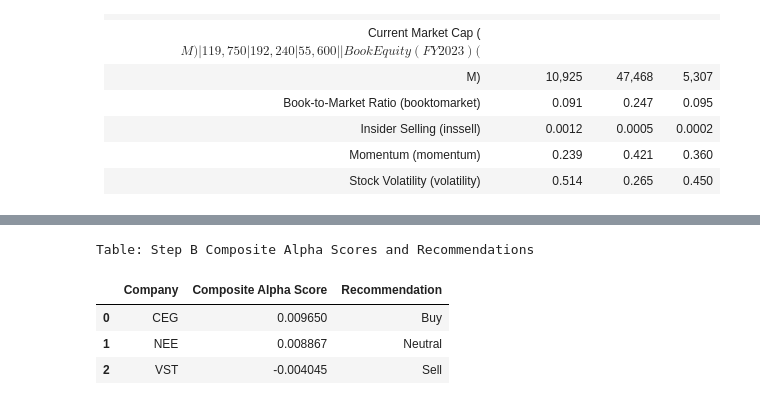
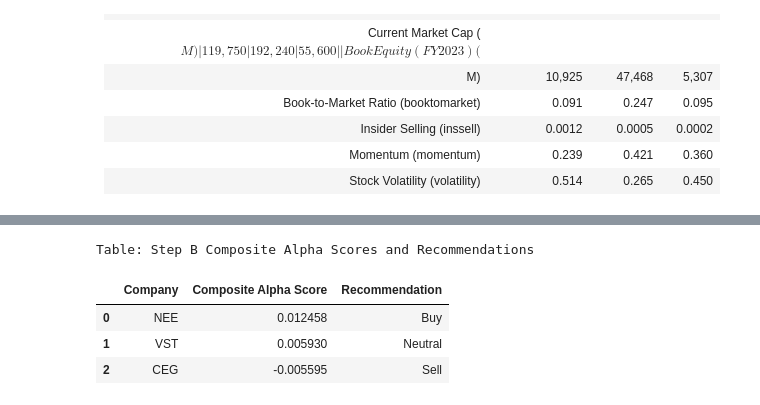
Before and after one commit to grooprai2025-ui/15465-Alphanomics, a Jupyter notebook: 20260506_Alphanomics_Final_Project_V2.ipynb, the cells around one changed output, grey strips where cells are left out. Saved outputs shown, nothing was run; the diff lists cells and outputs as text; code cells hidden in the pictures.

```diff
--- a/20260506_Alphanomics_Final_Project_V2.ipynb
+++ b/20260506_Alphanomics_Final_Project_V2.ipynb
@@ -425,21 +425,24 @@ significant_signals = [
     'earnsurprise', 'sue', 'xfin', 'volatility', 'accruals'
 ]
 
+# Estimated stock prices for scaling earnings metrics
+prices = {'CEG': 380.00, 'NEE': 93.75, 'VST': 161.15}
+
 # Input the compiled data
 data = {
     'CEG': {
         'inssell': 0.0012, 'booktomarket': 0.091, 'momentum': 0.239, 'volatility': 0.514,
-        'grossprofit': (24918 - 16001) / 50758, 'earnsurprise': 0.64, 'sue': 0.64 / 2.14,
+        'grossprofit': (24918 - 16001) / 50758, 'earnsurprise': 0.64 / prices['CEG'], 'sue': 0.64 / 2.14,
         'xfin': -2289 / 50758, 'accruals': (1623 - (-5301)) / 50758
     },
     'NEE': {
         'inssell': 0.0005, 'booktomarket': 0.247, 'momentum': 0.421, 'volatility': 0.265,
-        'grossprofit': (28114 - 5457) / 177489, 'earnsurprise': 0.11, 'sue': 0.11 / 0.80,
+        'grossprofit': (28114 - 5457) / 177489, 'earnsurprise': 0.11 / prices['NEE'], 'sue': 0.11 / 0.80,
         'xfin': 7341 / 177489, 'accruals': (7310 - 11301) / 177489
     },
     'VST': {
         'inssell': 0.0002, 'booktomarket': 0.095, 'momentum': 0.360, 'volatility': 0.450,
-        'grossprofit': (14779 - 9259) / 32966, 'earnsurprise': -0.35, 'sue': -0.35 / 0.62,
+        'grossprofit': (14779 - 9259) / 32966, 'earnsurprise': -0.35 / prices['VST'], 'sue': -0.35 / 0.62,
         'xfin': -1401 / 32966, 'accruals': (1493 - 5453) / 32966
     }
 }
@@ -447,13 +450,17 @@ data = {
 rows = []
 for company in companies:
     for signal in significant_signals:
+        dev = 'None'
+        if signal == 'sue':
+            dev = 'Used EPS Surprise / Consensus as a proxy for SUE due to data availability.'
+
         rows.append({
             'Company': company,
             'Signal': signal,
-            'Value': round(data[company][signal], 4),
+            'Value': round(data[company][signal], 6),
             'Source': 'SEC 10-K & Yahoo! Finance',
             'As-Of Date': '2023-12-31 (FY23) & 2024-03-31',
-            'Deviations': 'None'
+            'Deviations': dev
         })
 
 signals_df = pd.DataFrame(rows)
@@ -481,37 +488,45 @@ Table: Step A Final Signal Collection
 # %%
 # Part 2B: Composite Signal Generation
 # Extract the average coefficients from the multivariate table from Part 1
 coeffs_dict = multi_table['Average Coefficient'].to_dict()
+
+# Create a dataframe of raw signals to easily rank them across the 3 companies
+raw_df = pd.DataFrame(data).T
+
+# Rank companies for each signal: lowest=1, middle=2, highest=3
+# Then scale to 0, 0.5, 1 (where highest raw value gets 1, lowest gets 0)
+ranked_df = raw_df.rank(method='first')
+ranked_df = (ranked_df - 1) / 2.0
 
 composite_scores = []
 
 for company in companies:
     score = 0
     for signal in significant_signals:
-        val = data[company][signal]
+        val = ranked_df.loc[company, signal]
         coeff = coeffs_dict.get(signal, 0)
         score += val * coeff
 
     composite_scores.append({
         'Company': company,
         'Composite Alpha Score': round(score, 6)
     })
 
 # Sort scores descending and reset index to apply forced rankings
 score_df = pd.DataFrame(composite_scores).sort_values('Composite Alpha Score', ascending=False).reset_index(drop=True)
 
 # Apply Forced Recommendations (Highest = Buy, Middle = Neutral, Lowest = Sell)
 forced_rankings = ['Buy', 'Neutral', 'Sell']
 score_df['Recommendation'] = forced_rankings
 
 print("\nTable: Step B Composite Alpha Scores and Recommendations")
 display(score_df)
 # %% [output]
 Table: Step B Composite Alpha Scores and Recommendations
 |  | Company | Composite Alpha Score | Recommendation |
-| 0 | CEG | 0.009650 | Buy |
-| 1 | NEE | 0.008867 | Neutral |
-| 2 | VST | -0.004045 | Sell |
+| 0 | NEE | 0.012458 | Buy |
+| 1 | VST | 0.005930 | Neutral |
+| 2 | CEG | -0.005595 | Sell |
 # %% [markdown]
 ## Executive Summary & Final Research Recommendation
 
```
Also changed, not shown: parts of 2 cells of this notebook.
